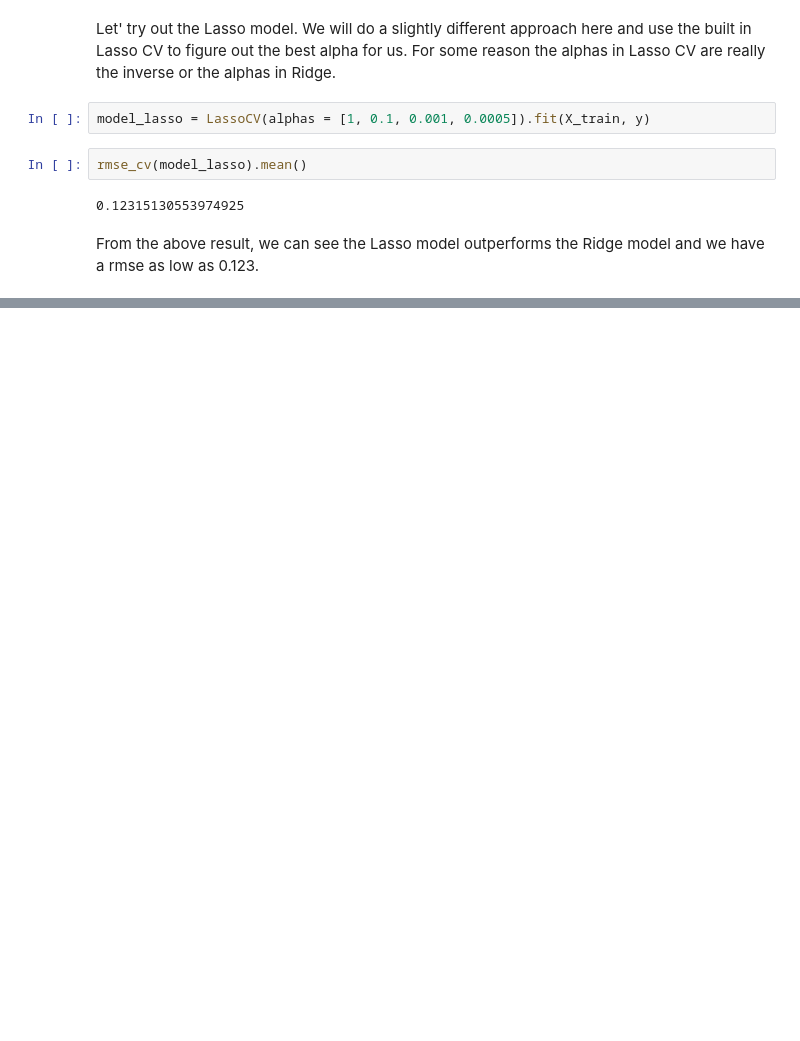
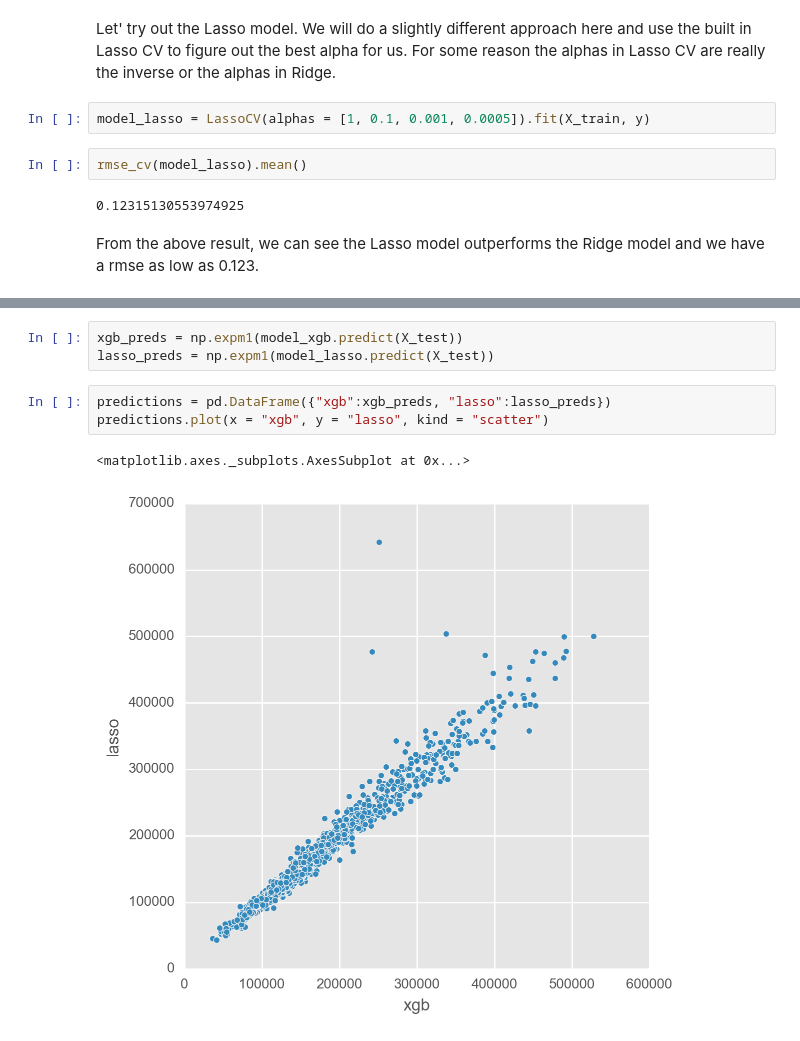
Before and after one commit to yang127/summer2017_machinelearning, a Jupyter notebook: Linearized Regression.ipynb, the cells around one changed output, grey strips where cells are left out. Cells and saved outputs as stored; diff of their text form; blank space fills up the shorter version.

```diff
--- a/Linearized Regression.ipynb
+++ b/Linearized Regression.ipynb
@@ -154,0 +219,9 @@ From the above result, we can see the Lasso model outperforms the Ridge model an
+# %%
+xgb_preds = np.expm1(model_xgb.predict(X_test))
+lasso_preds = np.expm1(model_lasso.predict(X_test))
+# %%
+predictions = pd.DataFrame({"xgb":xgb_preds, "lasso":lasso_preds})
+predictions.plot(x = "xgb", y = "lasso", kind = "scatter")
+# %% [output]
+<matplotlib.axes._subplots.AxesSubplot at 0x...>
+[figure, added]
```
Also changed, not shown: parts of 18 cells of this notebook.
